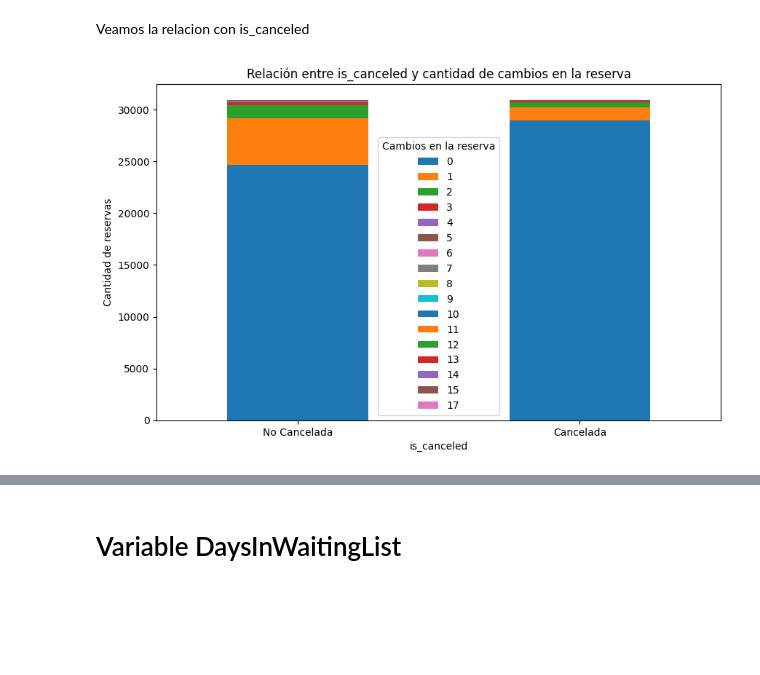
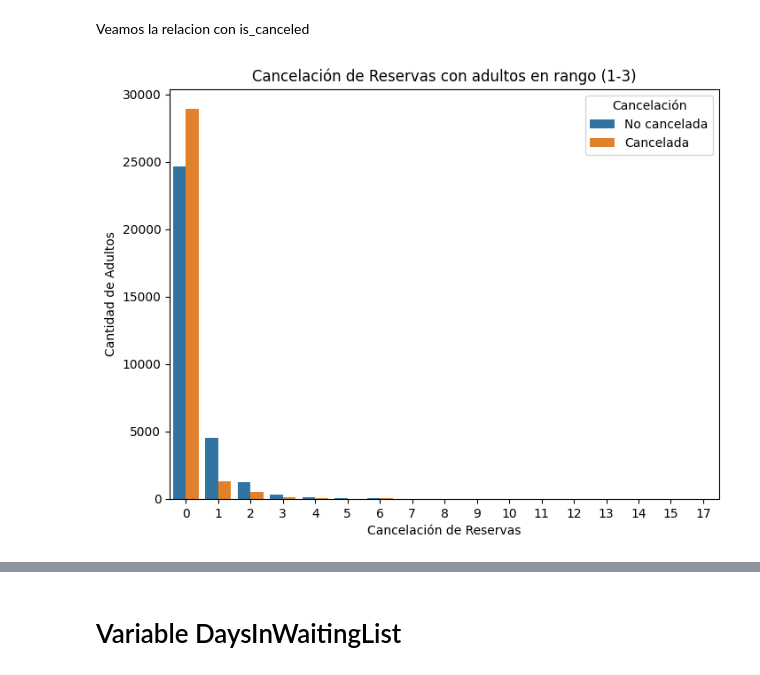
Before and after one commit to juanignaciogiacobbe/7506R-2C2023-GRUPO15, a Jupyter notebook: 7506R_TP1_GRUPO15_CHP1_ENTREGA.ipynb, the cells around one changed output, grey strips where cells are left out. Drawn from its saved outputs; the diff is of its cells as text; code cells hidden in the pictures; blank space fills up the shorter version.

Commit message:
Variable BookingChanges

```diff
--- a/7506R_TP1_GRUPO15_CHP1_ENTREGA.ipynb
+++ b/7506R_TP1_GRUPO15_CHP1_ENTREGA.ipynb
@@ -1170,18 +1192,14 @@ sns.boxplot(x = ds_reservas_con_cambios['booking_changes'])
 [figure]
 # %% [markdown]
 Veamos la relacion con is_canceled
-# %%
-
-# Agrupar el DataFrame por 'is_canceled' y contar la cantidad de cada valor en 'cambios_reserva'
-pivot_df = ds_hoteles_train.groupby(['is_canceled', 'booking_changes']).size().unstack(fill_value=0)
-
-# Crear el gráfico de barras apiladas
-ax = pivot_df.plot(kind='bar', stacked=True, figsize=(10, 6))
-plt.xlabel('is_canceled')
-plt.ylabel('Cantidad de reservas')
-plt.xticks([0, 1], ['No Cancelada', 'Cancelada'], rotation=0)
-plt.title('Relación entre is_canceled y cantidad de cambios en la reserva')
-plt.legend(title='Cambios en la reserva')
-plt.show()
-# %% [output]
-[figure, removed]
+# %%
+
+plt.figure(figsize=(8, 6))
+sns.countplot(data=ds_hoteles_train, x='booking_changes' , hue= 'is_canceled')
+plt.xlabel('Cancelación de Reservas')
+plt.ylabel('Cantidad de Cambios en el booking changes')
+plt.title('Cancelación de Reservas con adultos en rango (1-3)')
+plt.legend(title='Cancelación', labels=['No cancelada', 'Cancelada'])
+plt.show()
+# %% [output]
+[figure, added]
```
Also changed, not shown: parts of 16 cells of this notebook.
